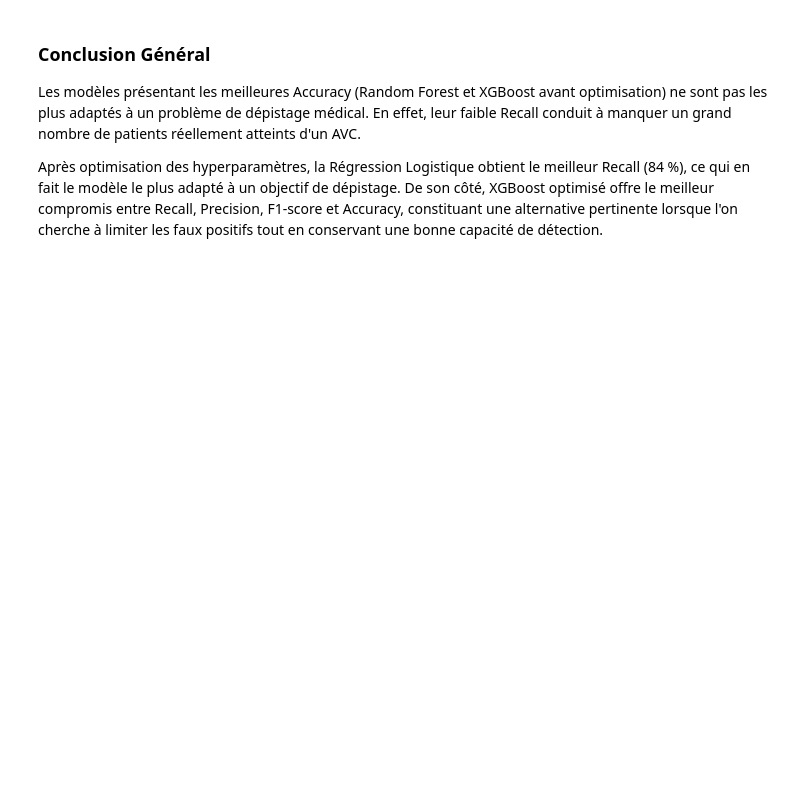
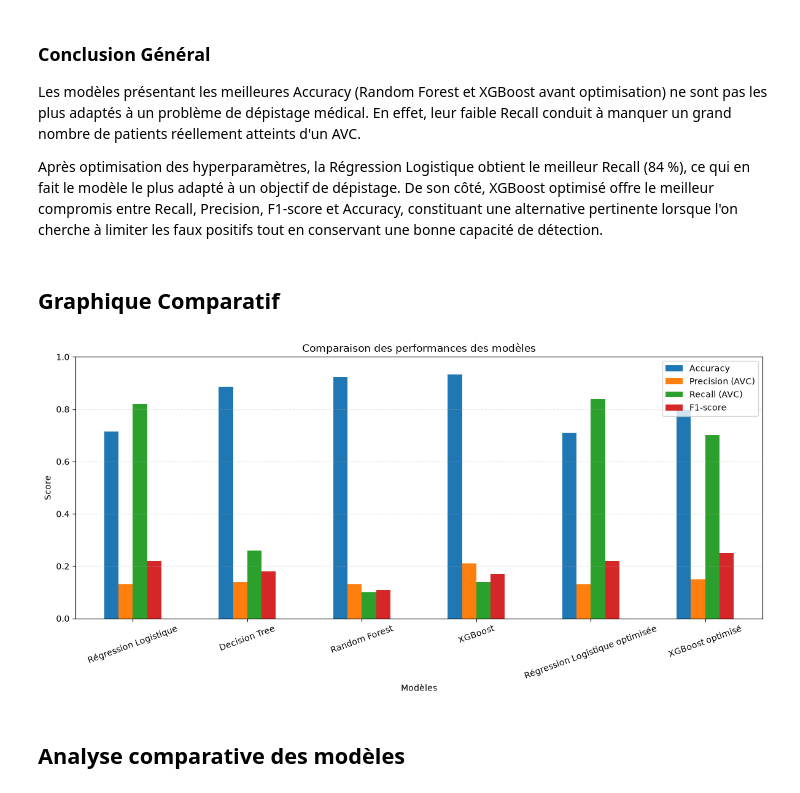
Before and after one commit to Audrey-Djomi/Pr-diction-du-risque-d-AVC-par-Machine-Learning, a Jupyter notebook: notebooks/05_model_evaluation.ipynb, the cells around one changed output. Drawn from its saved outputs; the diff is of its cells as text; code cells hidden in the pictures; blank space fills up the shorter version.

Commit message:
graphique comparatif des modèles

```diff
--- a/notebooks/05_model_evaluation.ipynb
+++ b/notebooks/05_model_evaluation.ipynb
@@ -491,3 +491,31 @@ tableau_global
 Les modèles présentant les meilleures Accuracy (Random Forest et XGBoost avant optimisation) ne sont pas les plus adaptés à un problème de dépistage médical. En effet, leur faible Recall conduit à manquer un grand nombre de patients réellement atteints d'un AVC.
 
 Après optimisation des hyperparamètres, la Régression Logistique obtient le meilleur Recall (84 %), ce qui en fait le modèle le plus adapté à un objectif de dépistage. De son côté, XGBoost optimisé offre le meilleur compromis entre Recall, Precision, F1-score et Accuracy, constituant une alternative pertinente lorsque l'on cherche à limiter les faux positifs tout en conservant une bonne capacité de détection.
+# %% [markdown]
+## Graphique Comparatif
+# %%
+tableau_global_plot = tableau_global.set_index("Modèle")
+
+tableau_global_plot.plot(
+    kind="bar",
+    figsize=(12,6)
+)
+
+plt.title("Comparaison des performances des modèles")
+plt.ylabel("Score")
+plt.xlabel("Modèles")
+plt.ylim(0,1)
+
+plt.xticks(rotation=20)
+
+plt.grid(axis="y", linestyle="--", alpha=0.4)
+
+plt.legend(loc="upper right")
+
+plt.tight_layout()
+
+plt.show()
+# %% [output]
+[figure, added]
+# %% [markdown]
+## Analyse comparative des modèles
```
